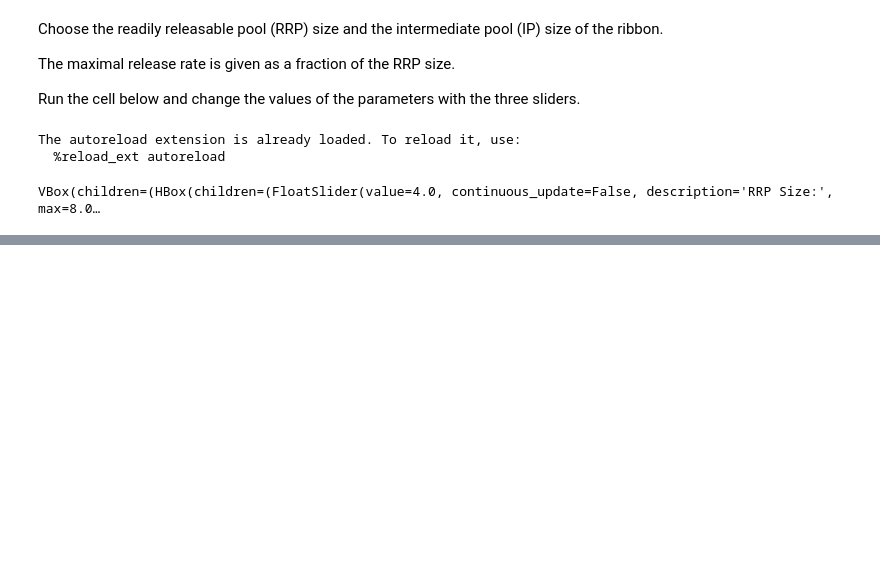
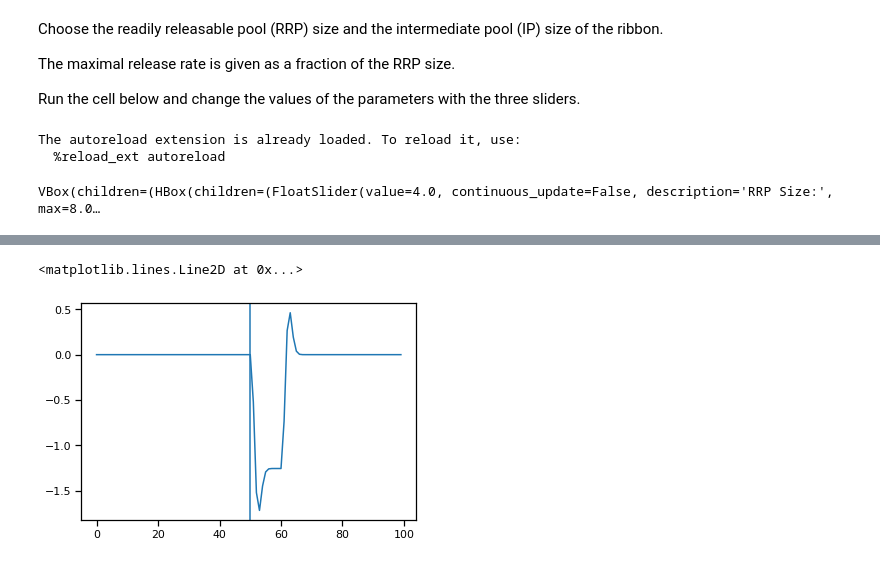
Before and after one commit to coschroeder/cone_ribbon, a Jupyter notebook: model/interactive_model_plotting/model_demo.ipynb, the cells around one changed output, grey strips where cells are left out. Cells and saved outputs as stored; diff of their text form; code cells hidden in the pictures; blank space fills up the shorter version.

```diff
--- a/model/interactive_model_plotting/model_demo.ipynb
+++ b/model/interactive_model_plotting/model_demo.ipynb
@@ -29,0 +60,6 @@ VBox(children=(HBox(children=(FloatSlider(value=4.0, continuous_update=False, de
+# %%
+plt.plot(y)
+plt.axvline(50)
+# %% [output]
+<matplotlib.lines.Line2D at 0x...>
+[figure, added]
```
Also changed, not shown: parts of 7 cells of this notebook, 1 other file.
